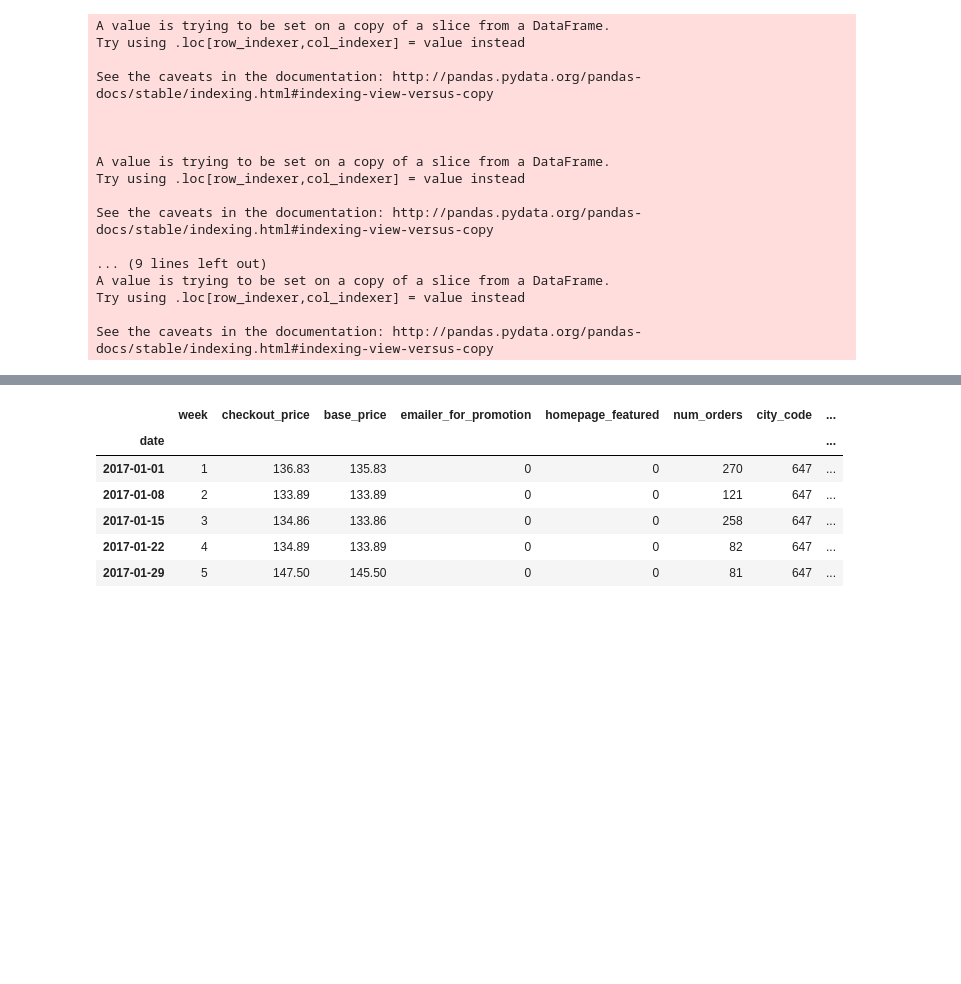
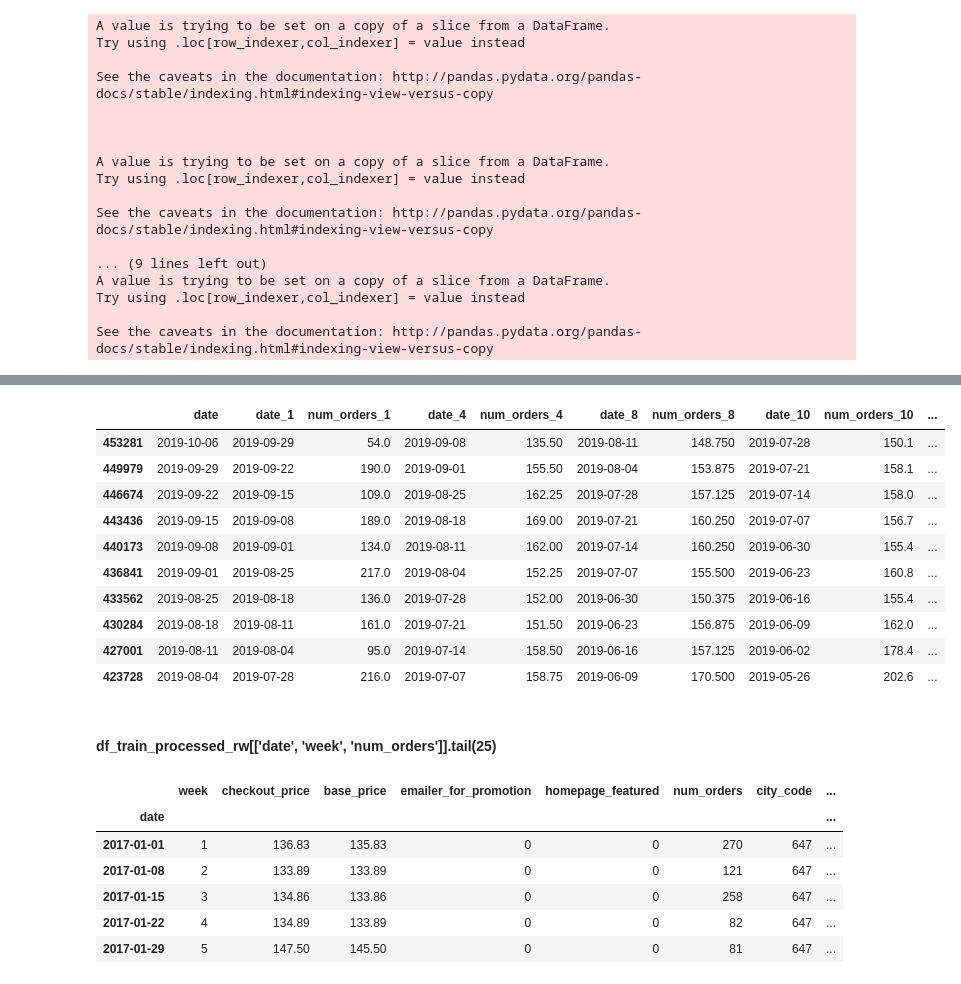
Before and after one commit to sergiobemar/tfg-sb-meal-delivery-prediction, a Jupyter notebook: notebooks/2.2-sb-model-test-rolling-windows.ipynb, the cells around one changed output, grey strips where cells are left out. Cells and saved outputs as stored; diff of their text form; code cells hidden in the pictures; blank space fills up the shorter version.

```diff
--- a/notebooks/2.2-sb-model-test-rolling-windows.ipynb
+++ b/notebooks/2.2-sb-model-test-rolling-windows.ipynb
@@ -369,3 +388,21 @@ df_train_processed_rw.head(20)
+# %%
+df_train_processed_rw[['date', 'date_1', 'num_orders_1', 'date_4',
+       'num_orders_4', 'date_8', 'num_orders_8', 'date_10', 'num_orders_10',
+       'date_12', 'num_orders_12']].tail(10).sort_values('date', ascending = False)
+# %% [output]
+|  | date | date_1 | num_orders_1 | date_4 | num_orders_4 | date_8 | num_orders_8 | date_10 | num_orders_10 | ... |
+| 453281 | 2019-10-06 | 2019-09-29 | 54.0 | 2019-09-08 | 135.50 | 2019-08-11 | 148.750 | 2019-07-28 | 150.1 | ... |
+| 449979 | 2019-09-29 | 2019-09-22 | 190.0 | 2019-09-01 | 155.50 | 2019-08-04 | 153.875 | 2019-07-21 | 158.1 | ... |
+| 446674 | 2019-09-22 | 2019-09-15 | 109.0 | 2019-08-25 | 162.25 | 2019-07-28 | 157.125 | 2019-07-14 | 158.0 | ... |
+| 443436 | 2019-09-15 | 2019-09-08 | 189.0 | 2019-08-18 | 169.00 | 2019-07-21 | 160.250 | 2019-07-07 | 156.7 | ... |
+| 440173 | 2019-09-08 | 2019-09-01 | 134.0 | 2019-08-11 | 162.00 | 2019-07-14 | 160.250 | 2019-06-30 | 155.4 | ... |
+| 436841 | 2019-09-01 | 2019-08-25 | 217.0 | 2019-08-04 | 152.25 | 2019-07-07 | 155.500 | 2019-06-23 | 160.8 | ... |
+| 433562 | 2019-08-25 | 2019-08-18 | 136.0 | 2019-07-28 | 152.00 | 2019-06-30 | 150.375 | 2019-06-16 | 155.4 | ... |
+| 430284 | 2019-08-18 | 2019-08-11 | 161.0 | 2019-07-21 | 151.50 | 2019-06-23 | 156.875 | 2019-06-09 | 162.0 | ... |
+| 427001 | 2019-08-11 | 2019-08-04 | 95.0 | 2019-07-14 | 158.50 | 2019-06-16 | 157.125 | 2019-06-02 | 178.4 | ... |
+| 423728 | 2019-08-04 | 2019-07-28 | 216.0 | 2019-07-07 | 158.75 | 2019-06-09 | 170.500 | 2019-05-26 | 202.6 | ... |
+# %% [markdown]
+#### df_train_processed_rw[['date', 'week', 'num_orders']].tail(25)
 # %%
 df_train_processed_rw = df_train_processed_rw.drop(columns=['id', 'center_id', 'meal_id', 'center_type', 'category', 'cuisine'])
 # %%
```
Also changed, not shown: parts of 10 cells of this notebook.
